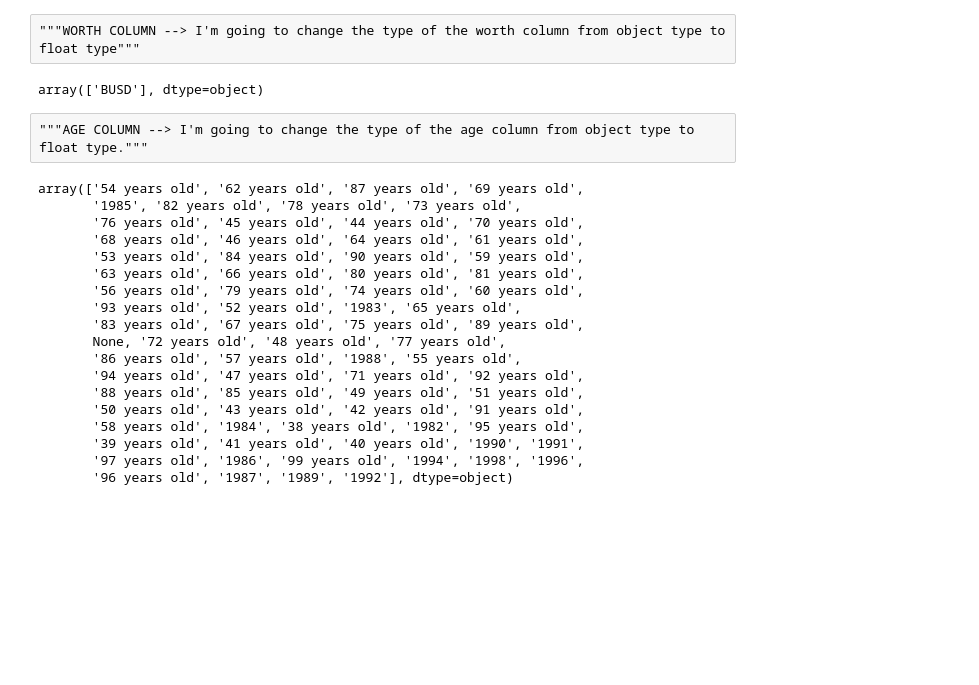
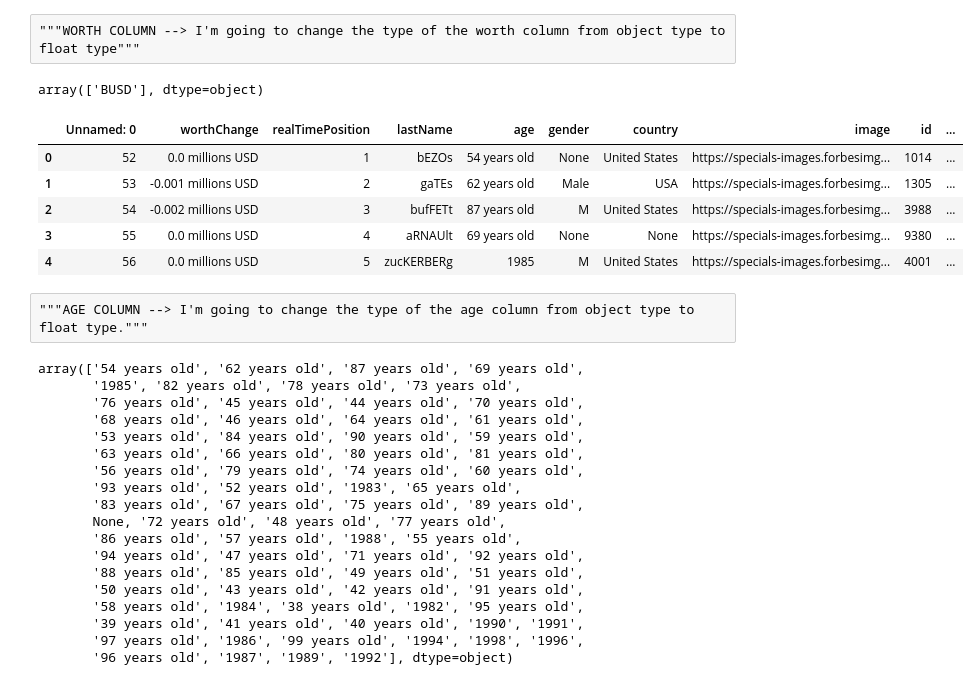
Before and after one commit to vkamg/Ironhack-Module-1-Project---Pipelines, a Jupyter notebook: notebooks/Notebook_1.ipynb, the cells around one changed output. Drawn from its saved outputs; the diff is of its cells as text; code cells hidden in the pictures; blank space fills up the shorter version.

```diff
--- a/notebooks/Notebook_1.ipynb
+++ b/notebooks/Notebook_1.ipynb
@@ -145,23 +155,28 @@ df_merged.drop(columns = ['Source'], inplace = True)
 """WORTH COLUMN --> I'm going to change the type of the worth column from object type to float type"""
 # %%
 #First let's see if all quantities are expressed in the same unit of measure and in the same currency.
-df_merged_worth = df_merged['worth'].apply(lambda x : x.split(' '))
-worth_unit = [x[1:] for x in df_merged_worth]
-df_merged['worth_unit'] = worth_unit
-df_merged_worthunit = df_merged['worth_unit'].apply(lambda x : x[0])
-df_merged['worth_unit'] = df_merged_worthunit
+df_merged['worth'] = df_merged['worth'].apply(lambda x : x.split(' '))
+df_merged['worth_unit'] = df_merged['worth'].apply(lambda x : x[1:])
+df_merged['worth_unit'] = df_merged['worth_unit'].apply(lambda x : x[0])
 df_merged.worth_unit.unique()
 # %% [output]
 array(['BUSD'], dtype=object)
 # %%
 """Now that we know that all the amounts are in the same unit and in the same currency,
 let's change the type of values in the column."""
-worth_amount = [x[:1] for x in df_merged_worth]
-df_merged["worth_amount (BUSD)"] = worth_amount
-df_merged_worthamount = df_merged["worth_amount (BUSD)"].apply(lambda x : x[0])
-df_merged["worth_amount (BUSD)"] = df_merged_worthamount
+df_merged["worth_amount (BUSD)"] = df_merged['worth'].apply(lambda x : x[:1])
+df_merged["worth_amount (BUSD)"] = df_merged["worth_amount (BUSD)"].apply(lambda x : x[0])
 df_merged["worth_amount (BUSD)"] = df_merged["worth_amount (BUSD)"].astype(float)
-df_merged.drop(columns = ['worth_unit','worth'], inplace = True)
+# %%
+df_merged.drop(columns = ['worth_unit','worth'], inplace = True)
+df_merged.head()
+# %% [output]
+|  | Unnamed: 0 | worthChange | realTimePosition | lastName | age | gender | country | image | id | ... |
+| 0 | 52 | 0.0 millions USD | 1 | bEZOs | 54 years old | None | United States | https://specials-images.forbesimg... | 1014 | ... |
+| 1 | 53 | -0.001 millions USD | 2 | gaTEs | 62 years old | Male | USA | https://specials-images.forbesimg... | 1305 | ... |
+| 2 | 54 | -0.002 millions USD | 3 | bufFETt | 87 years old | M | United States | https://specials-images.forbesimg... | 3988 | ... |
+| 3 | 55 | 0.0 millions USD | 4 | aRNAUlt | 69 years old | None | None | https://specials-images.forbesimg... | 9380 | ... |
+| 4 | 56 | 0.0 millions USD | 5 | zucKERBERg | 1985 | M | United States | https://specials-images.forbesimg... | 4001 | ... |
 # %% [raw]
 """AGE COLUMN --> I'm going to change the type of the age column from object type to float type."""
 # %%
```
Also changed, not shown: parts of 10 cells of this notebook.
